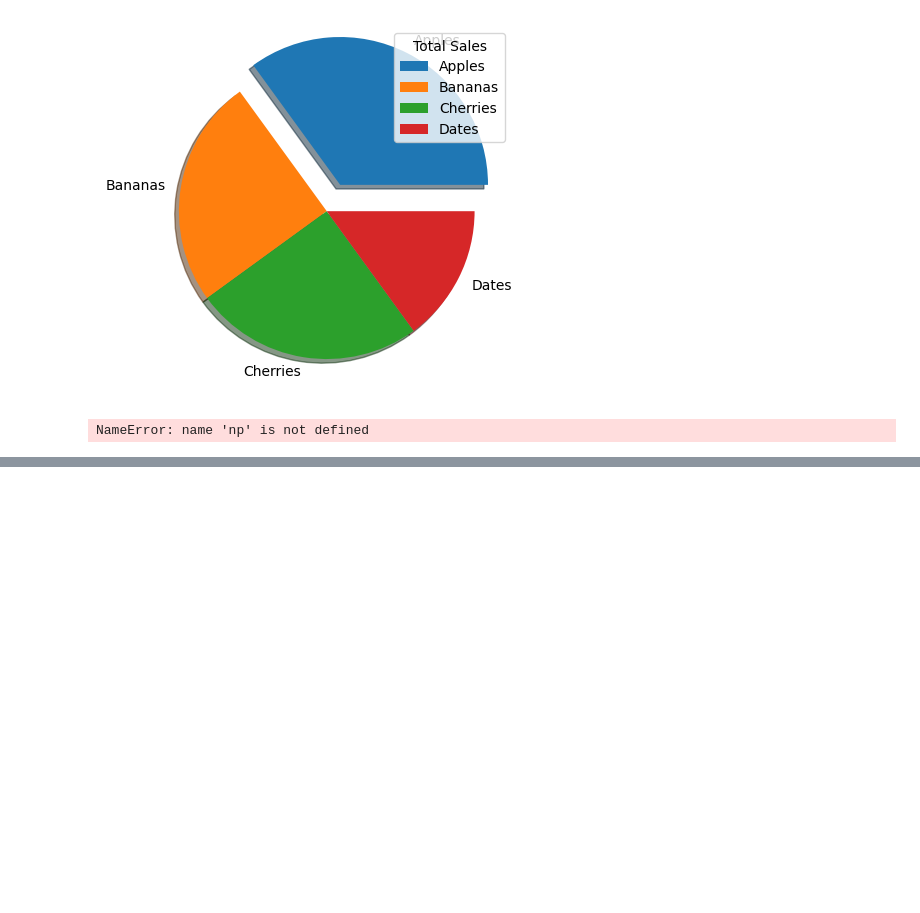
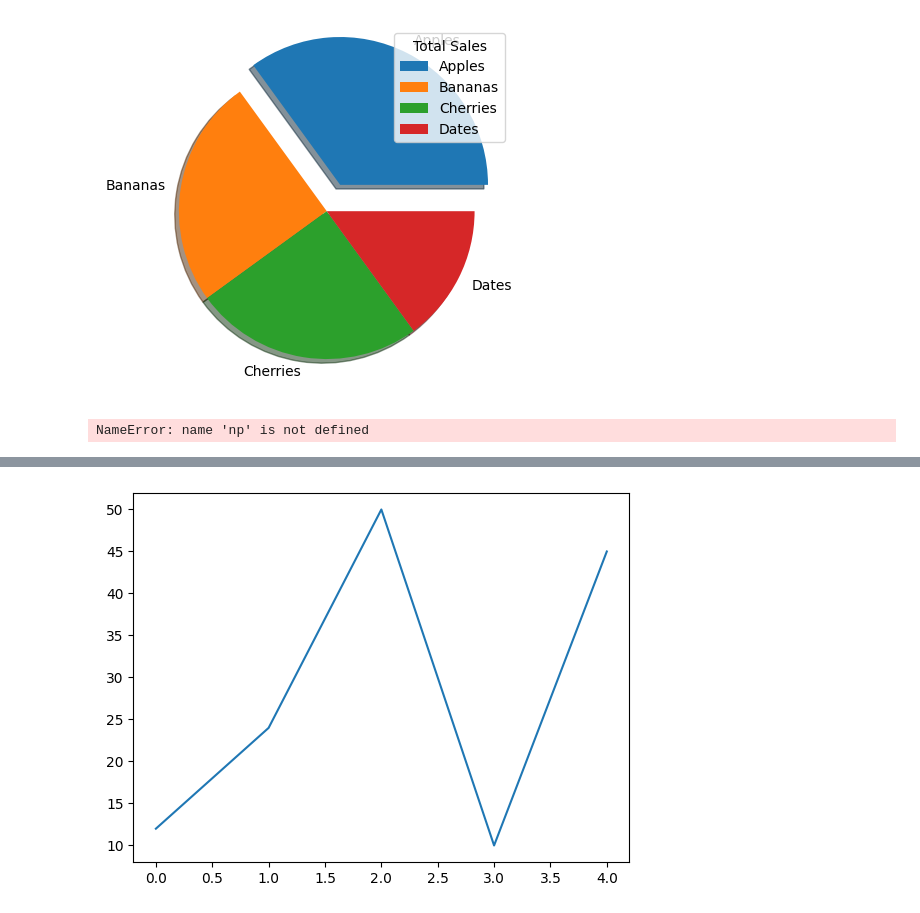
Before and after one commit to atulkumargithub/myownproject, a Jupyter notebook: matplotlibOne.ipynb, the cells around one changed output, grey strips where cells are left out. Cells and saved outputs as stored; diff of their text form; code cells hidden in the pictures; blank space fills up the shorter version.

```diff
--- a/matplotlibOne.ipynb
+++ b/matplotlibOne.ipynb
@@ -175,0 +177,6 @@ Error:
+# %%
+y = np.array([12, 24, 50, 10, 45])
+plt.plot(y)
+plt.show()
+# %% [output]
+[figure, added]
```
Also changed, not shown: parts of 2 cells of this notebook.
